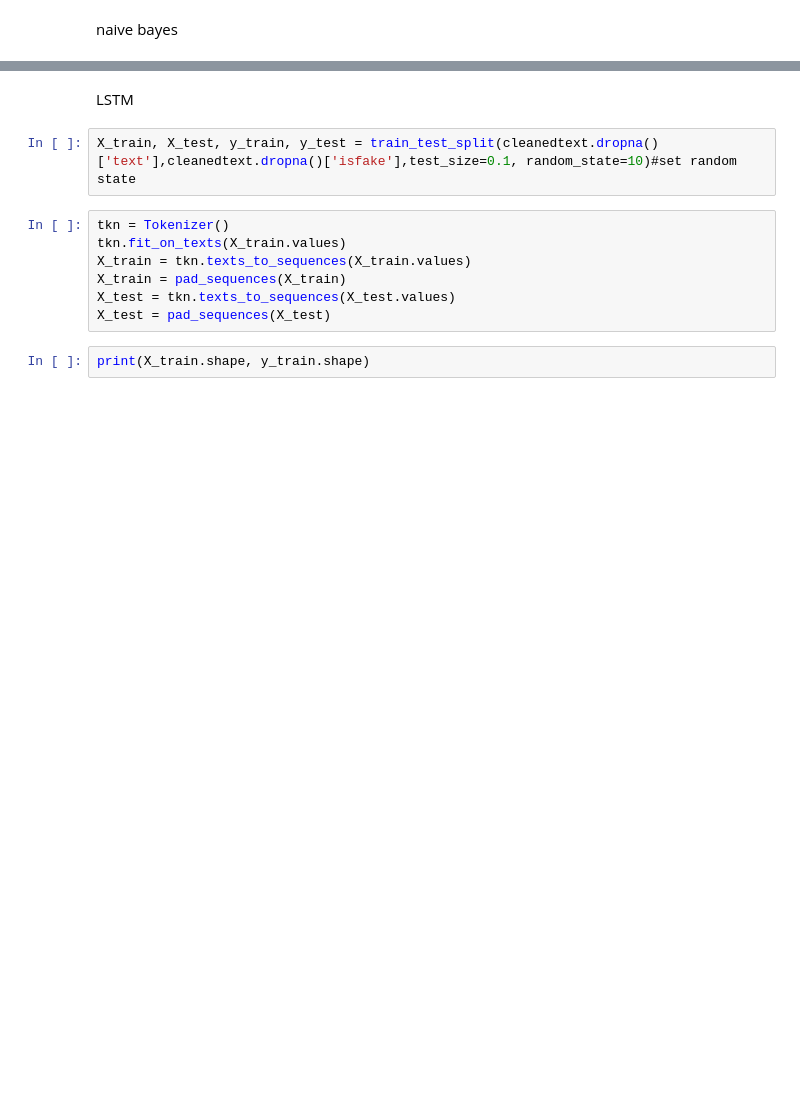
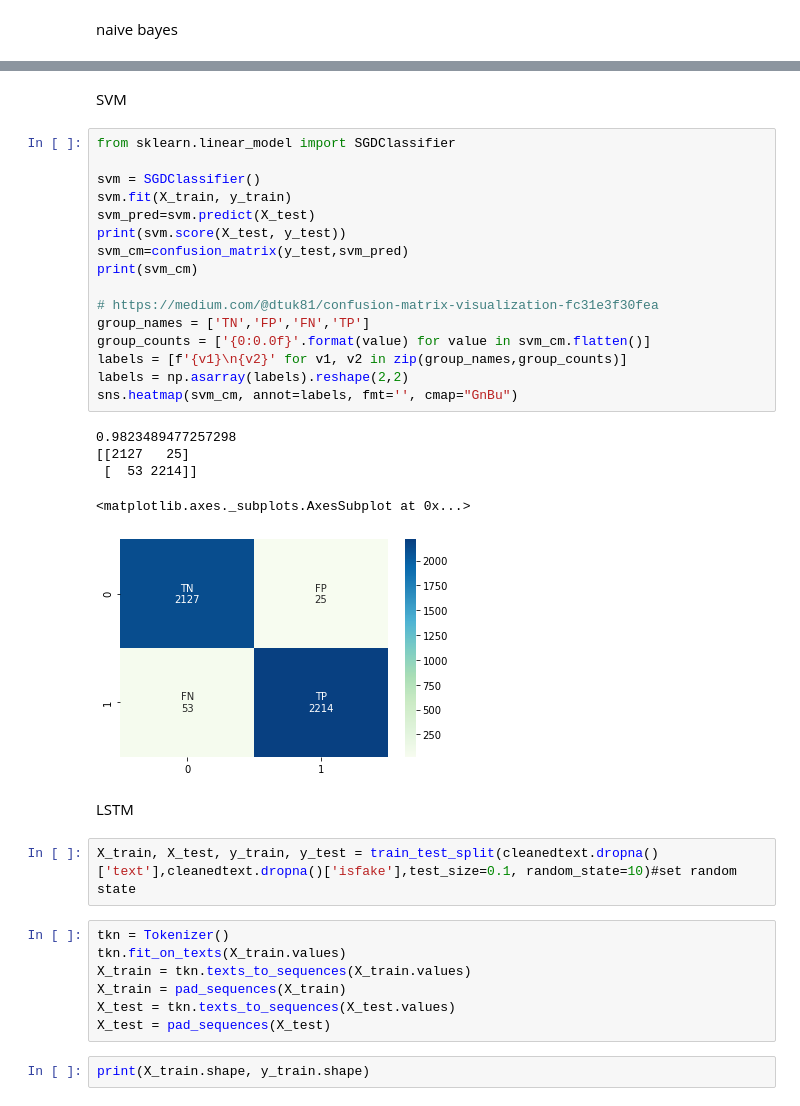
Before and after one commit to iasnobmatsu/COMP-562-Final-Project, a Jupyter notebook: models.ipynb, the cells around one changed output, grey strips where cells are left out. Saved outputs shown, nothing was run; the diff lists cells and outputs as text; blank space fills up the shorter version.

```diff
--- a/models.ipynb
+++ b/models.ipynb
@@ -213,3 +247,27 @@ sns.heatmap(nb_cm, annot=True,cmap='ocean')
+# %% [markdown]
+SVM
+# %%
+from sklearn.linear_model import SGDClassifier
+
+svm = SGDClassifier()
+svm.fit(X_train, y_train)
+svm_pred=svm.predict(X_test)
+print(svm.score(X_test, y_test))
+svm_cm=confusion_matrix(y_test,svm_pred)
+print(svm_cm)
+
+# https://medium.com/@dtuk81/confusion-matrix-visualization-fc31e3f30fea
+group_names = ['TN','FP','FN','TP']
+group_counts = ['{0:0.0f}'.format(value) for value in svm_cm.flatten()]
+labels = [f'{v1}\n{v2}' for v1, v2 in zip(group_names,group_counts)]
+labels = np.asarray(labels).reshape(2,2)
+sns.heatmap(svm_cm, annot=labels, fmt='', cmap="GnBu")
+# %% [output]
+0.9823489477257298
+[[2127   25]
+ [  53 2214]]
+<matplotlib.axes._subplots.AxesSubplot at 0x...>
+[figure, added]
 # %% [markdown]
 LSTM
 # %%
```
Also changed, not shown: parts of 8 cells of this notebook, 10 other files.
